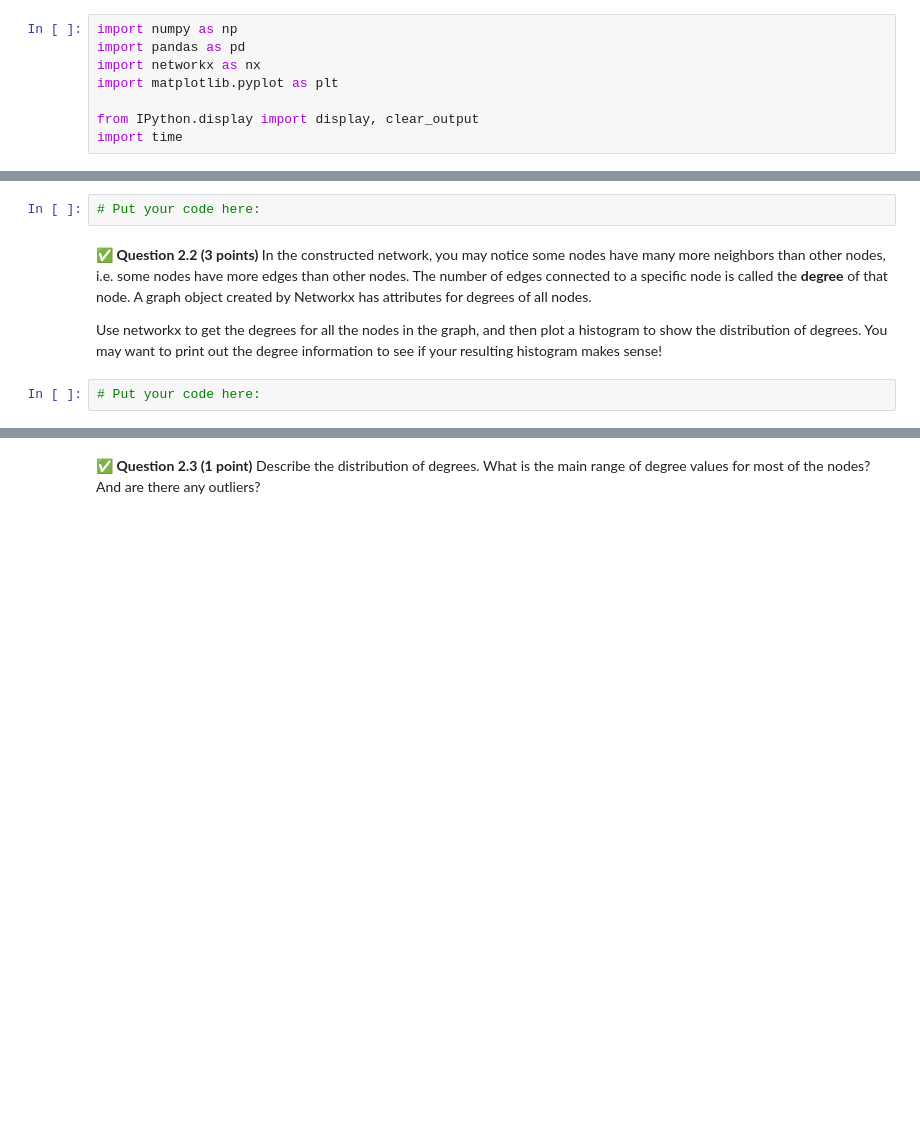
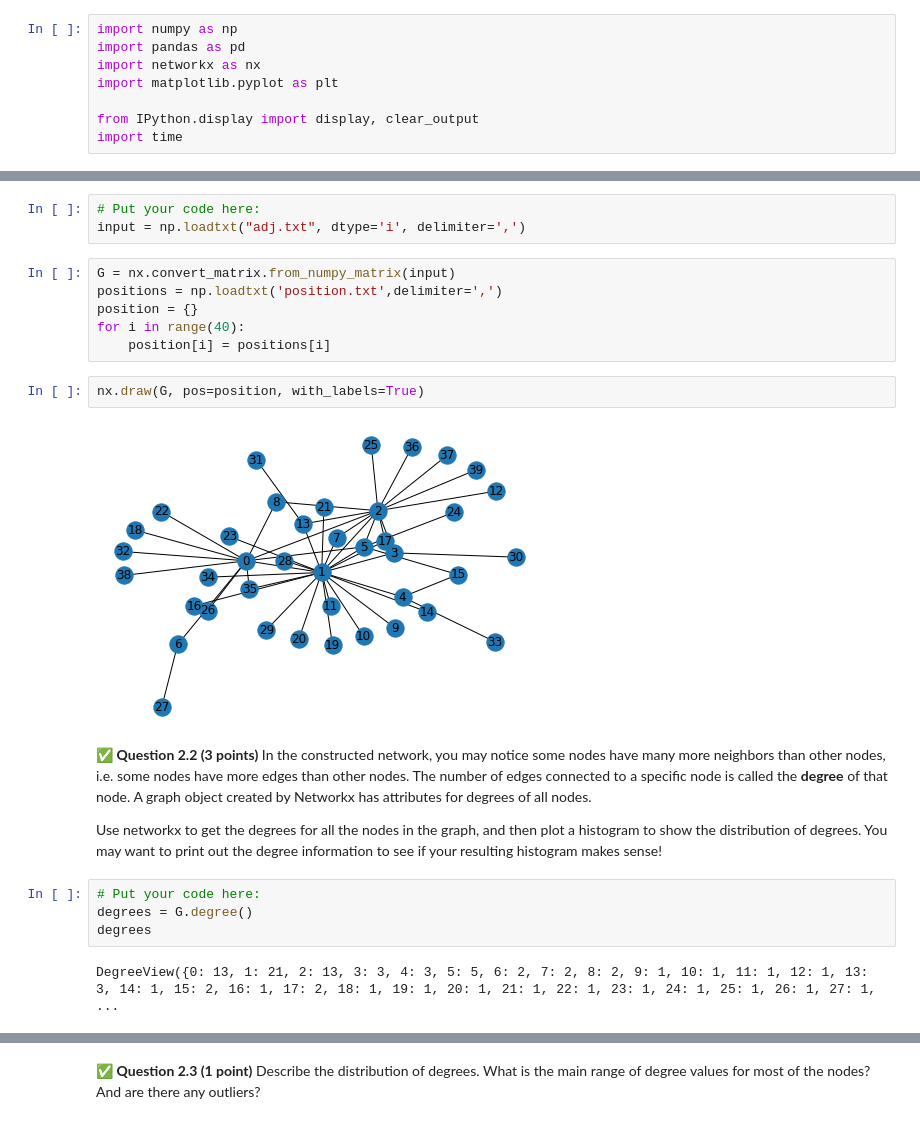
Before and after one commit to Michael-Bellaver/cmse202-s21-turnin, a Jupyter notebook: hw-04/HW-04_graph_regression-STUDENT.ipynb, the cells around one changed output, grey strips where cells are left out. Drawn from its saved outputs; the diff is of its cells as text; blank space fills up the shorter version.

```diff
--- a/hw-04/HW-04_graph_regression-STUDENT.ipynb
+++ b/hw-04/HW-04_graph_regression-STUDENT.ipynb
@@ -66,9 +66,24 @@ If you're successful in getting everything loaded up and you visualize the graph
 <img src="https://i.ibb.co/TP0Sw1r/social-network.png" alt="social-network" border="0">
 # %%
 # Put your code here:
+input = np.loadtxt("adj.txt", dtype='i', delimiter=',')
+# %%
+G = nx.convert_matrix.from_numpy_matrix(input)
+positions = np.loadtxt('position.txt',delimiter=',')
+position = {}
+for i in range(40):
+    position[i] = positions[i]
+# %%
+nx.draw(G, pos=position, with_labels=True)
+# %% [output]
+[figure, added]
 # %% [markdown]
 &#9989;  **Question 2.2 (3 points)** In the constructed network, you may notice some nodes have many more neighbors than other nodes, i.e. some nodes have more edges than other nodes. The number of edges connected to a specific node is called the **degree** of that node. A graph object created by Networkx has attributes for degrees of all nodes.
 
 Use networkx to get the degrees for all the nodes in the graph, and then plot a histogram to show the distribution of degrees. You may want to print out the degree information to see if your resulting histogram makes sense!
 # %%
 # Put your code here:
+degrees = G.degree()
+degrees
+# %% [output]
+DegreeView({0: 13, 1: 21, 2: 13, 3: 3, 4: 3, 5: 5, 6: 2, 7: 2, 8: 2, 9: 1, 10: 1, 11: 1, 12: 1, 13: 3, 14: 1, 15: 2, 16: 1, 17: 2, 18: 1, 19: 1, 20: 1, 21: 1, 22: 1, 23: 1, 24: 1, 25: 1, 26: 1, 27: 1, ...
```
Also changed, not shown: parts of 18 cells of this notebook, 4 other files.
